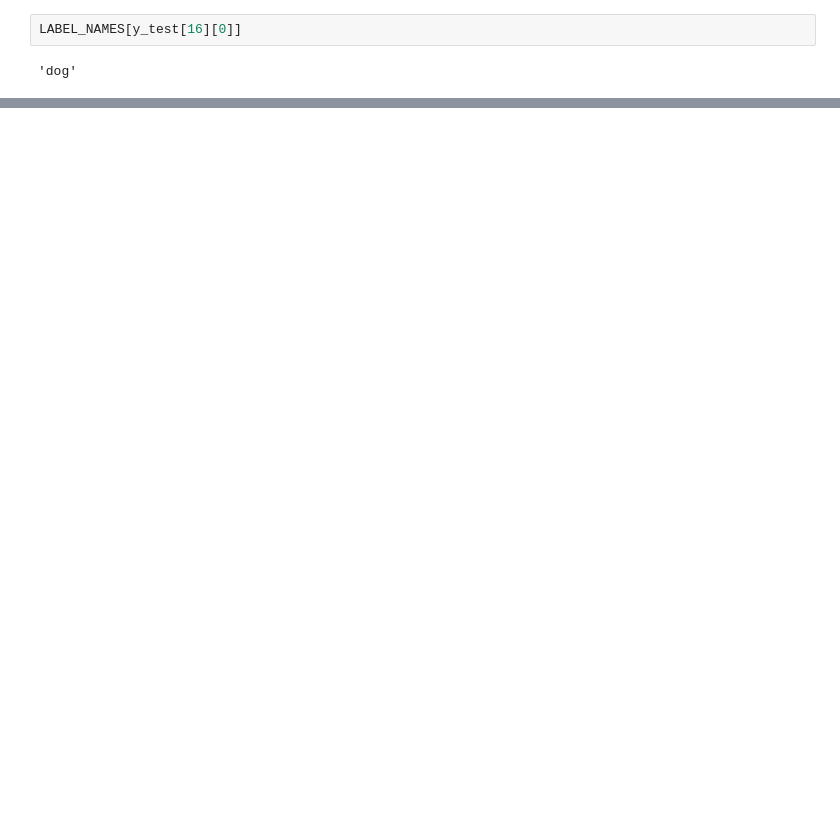
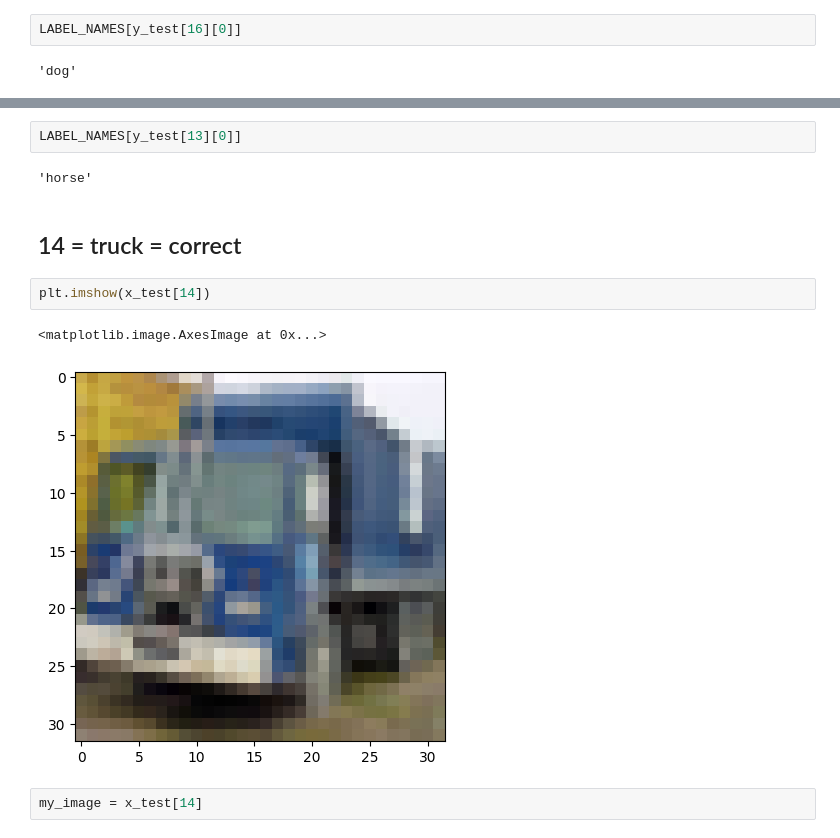
Before and after one commit to mariaingold/CNN, a Jupyter notebook: CNN_object_recognition.ipynb, the cells around one changed output, grey strips where cells are left out. Drawn from its saved outputs; the diff is of its cells as text; blank space fills up the shorter version.

```diff
--- a/CNN_object_recognition.ipynb
+++ b/CNN_object_recognition.ipynb
@@ -424,0 +459,13 @@ LABEL_NAMES[y_test[16][0]]
+# %%
+LABEL_NAMES[y_test[13][0]]
+# %% [output]
+'horse'
+# %% [markdown]
+## 14 = truck = correct
+# %%
+plt.imshow(x_test[14])
+# %% [output]
+<matplotlib.image.AxesImage at 0x...>
+[figure, added]
+# %%
+my_image = x_test[14]
```
Also changed, not shown: parts of 28 cells of this notebook.
